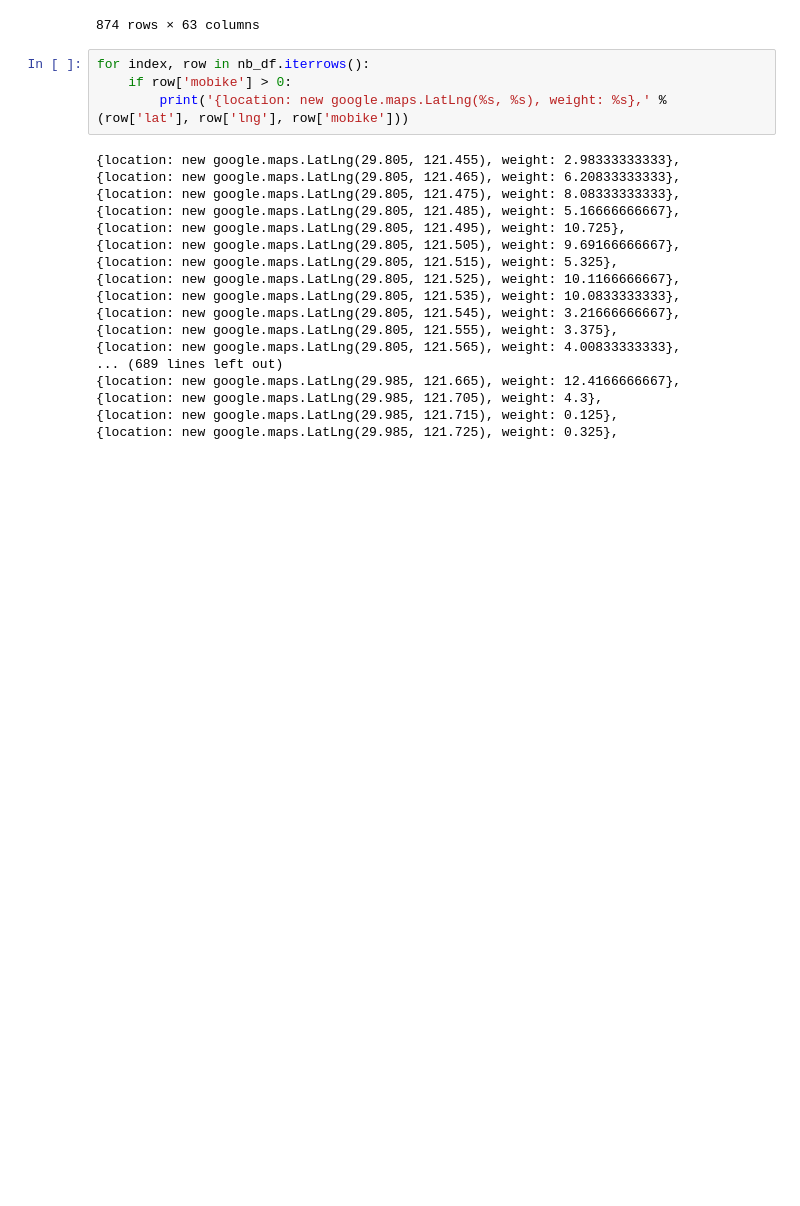
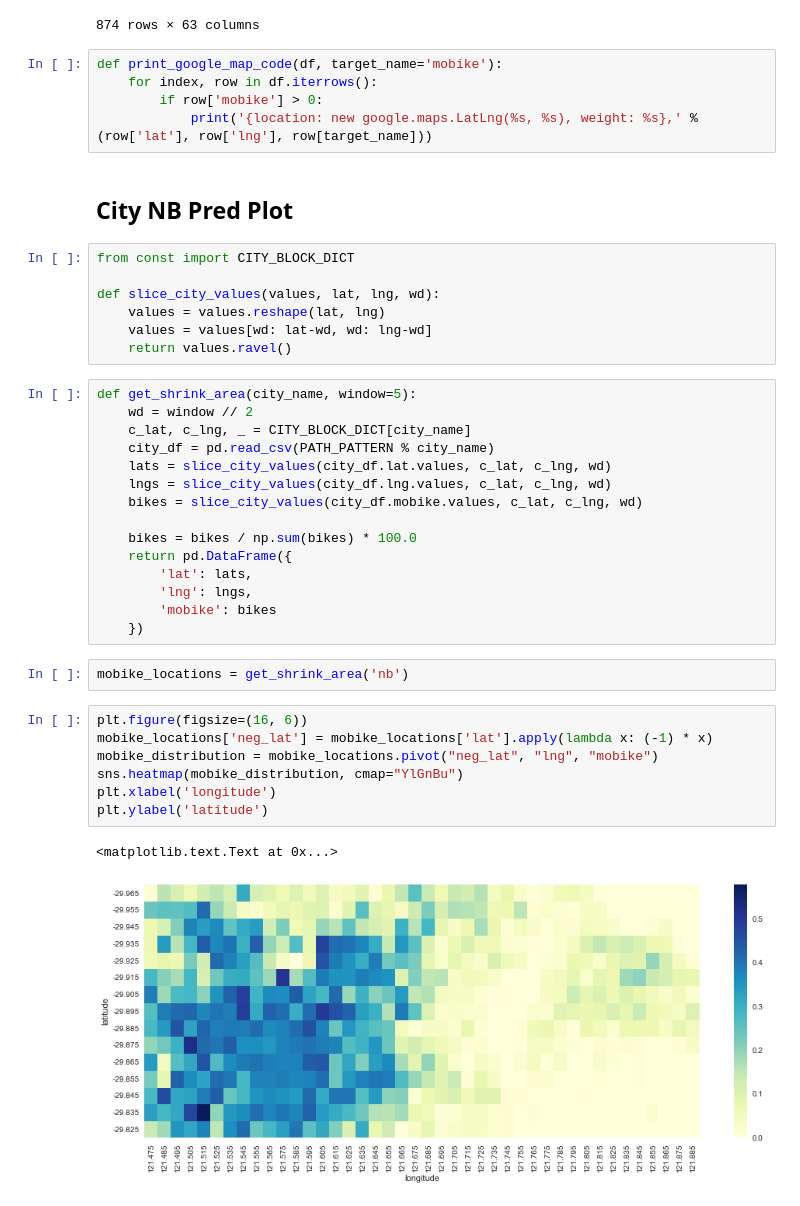
Before and after one commit to TowardSun/mobike-dist, a Jupyter notebook: experiment/dist_visualization.ipynb, the cells around one changed output. Drawn from its saved outputs; the diff is of its cells as text; blank space fills up the shorter version.

```diff
--- a/experiment/dist_visualization.ipynb
+++ b/experiment/dist_visualization.ipynb
@@ -32,24 +33,43 @@ nb_df
 | 873 | 29.985 | 121.905 | 0.0 | 0.0 | 0.0 | 0.0 | 0.0 | 0.0 | 0.0 | 0.0 | ... |
 874 rows × 63 columns
 # %%
-for index, row in nb_df.iterrows():
-    if row['mobike'] > 0:
-        print('{location: new google.maps.LatLng(%s, %s), weight: %s},' % (row['lat'], row['lng'], row['mobike']))
+def print_google_map_code(df, target_name='mobike'):
+    for index, row in df.iterrows():
+        if row['mobike'] > 0:
+            print('{location: new google.maps.LatLng(%s, %s), weight: %s},' % (row['lat'], row['lng'], row[target_name]))
-# %% [output]
-{location: new google.maps.LatLng(29.805, 121.455), weight: 2.98333333333},
-{location: new google.maps.LatLng(29.805, 121.465), weight: 6.20833333333},
-{location: new google.maps.LatLng(29.805, 121.475), weight: 8.08333333333},
-{location: new google.maps.LatLng(29.805, 121.485), weight: 5.16666666667},
-{location: new google.maps.LatLng(29.805, 121.495), weight: 10.725},
-{location: new google.maps.LatLng(29.805, 121.505), weight: 9.69166666667},
-{location: new google.maps.LatLng(29.805, 121.515), weight: 5.325},
-{location: new google.maps.LatLng(29.805, 121.525), weight: 10.1166666667},
-{location: new google.maps.LatLng(29.805, 121.535), weight: 10.0833333333},
-{location: new google.maps.LatLng(29.805, 121.545), weight: 3.21666666667},
-{location: new google.maps.LatLng(29.805, 121.555), weight: 3.375},
-{location: new google.maps.LatLng(29.805, 121.565), weight: 4.00833333333},
-... (689 lines left out)
-{location: new google.maps.LatLng(29.985, 121.665), weight: 12.4166666667},
-{location: new google.maps.LatLng(29.985, 121.705), weight: 4.3},
-{location: new google.maps.LatLng(29.985, 121.715), weight: 0.125},
-{location: new google.maps.LatLng(29.985, 121.725), weight: 0.325},
+# %% [markdown]
+## City NB Pred Plot
+# %%
+from const import CITY_BLOCK_DICT
+
+def slice_city_values(values, lat, lng, wd):
+    values = values.reshape(lat, lng)
+    values = values[wd: lat-wd, wd: lng-wd]
+    return values.ravel()
+# %%
+def get_shrink_area(city_name, window=5):
+    wd = window // 2
+    c_lat, c_lng, _ = CITY_BLOCK_DICT[city_name]
+    city_df = pd.read_csv(PATH_PATTERN % city_name)
+    lats = slice_city_values(city_df.lat.values, c_lat, c_lng, wd)
+    lngs = slice_city_values(city_df.lng.values, c_lat, c_lng, wd)
+    bikes = slice_city_values(city_df.mobike.values, c_lat, c_lng, wd)
+
+    bikes = bikes / np.sum(bikes) * 100.0
+    return pd.DataFrame({
+        'lat': lats,
+        'lng': lngs,
+        'mobike': bikes
+    })
+# %%
+mobike_locations = get_shrink_area('nb')
+# %%
+plt.figure(figsize=(16, 6))
+mobike_locations['neg_lat'] = mobike_locations['lat'].apply(lambda x: (-1) * x)
+mobike_distribution = mobike_locations.pivot("neg_lat", "lng", "mobike")
+sns.heatmap(mobike_distribution, cmap="YlGnBu")
+plt.xlabel('longitude')
+plt.ylabel('latitude')
+# %% [output]
+<matplotlib.text.Text at 0x...>
+[figure, added]
```
Also changed, not shown: parts of 15 cells of this notebook, 7 other files.
